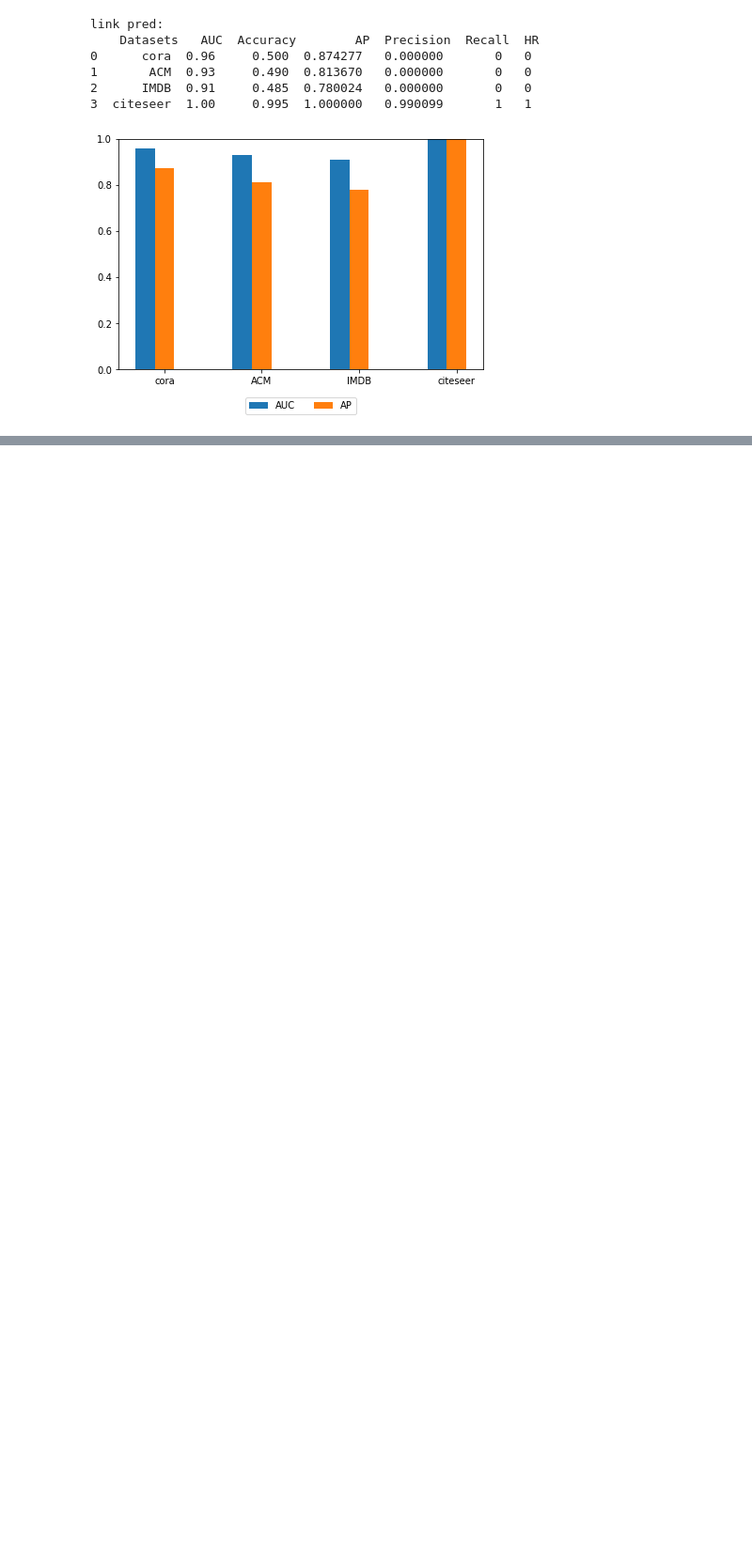
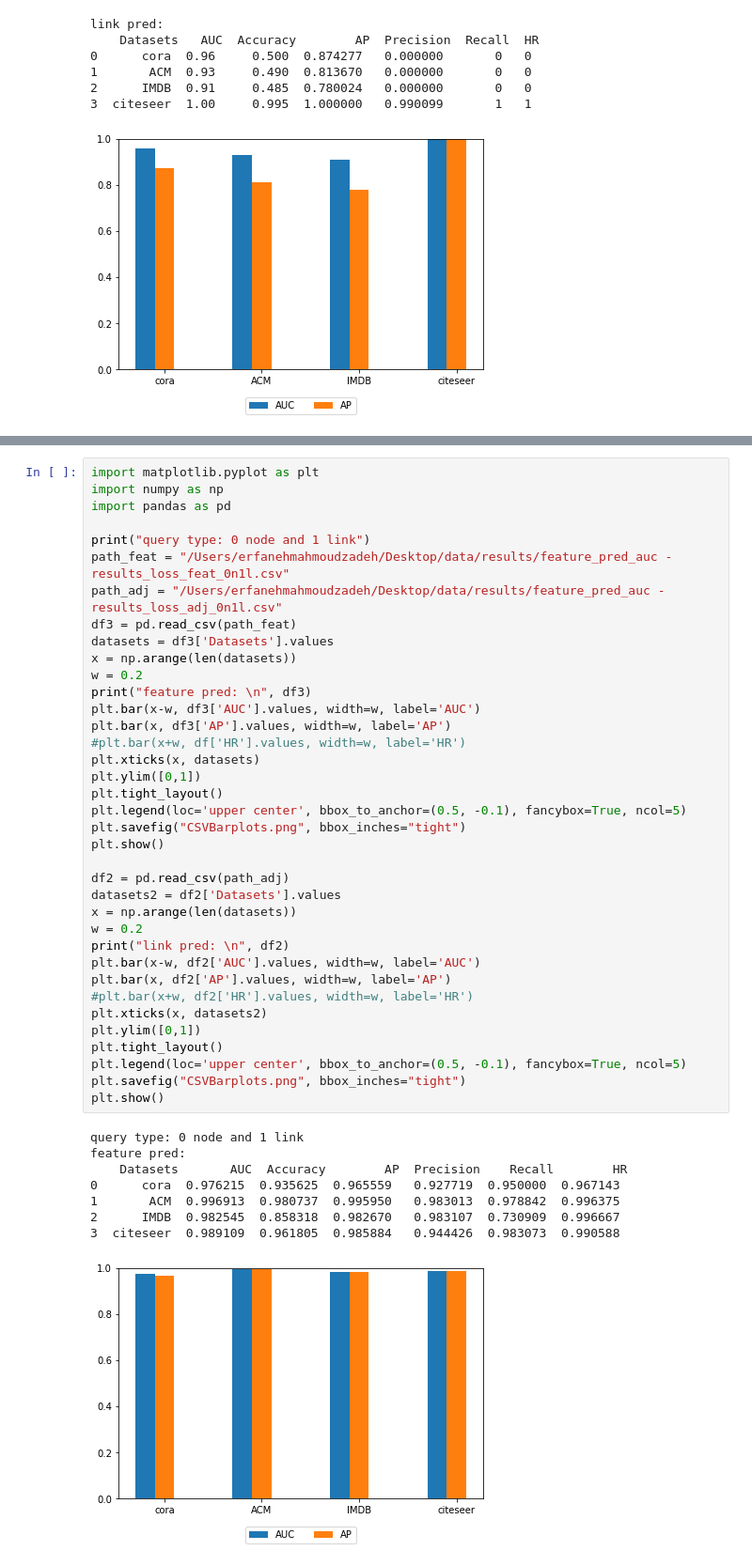
Before and after one commit to erfmah/Inductive_Learining, a Jupyter notebook: feat_pred.ipynb, the cells around one changed output, grey strips where cells are left out. Shown at 94% size. Cells and saved outputs as stored; diff of their text form; blank space fills up the shorter version.

Commit message:
for half links

```diff
--- a/feat_pred.ipynb
+++ b/feat_pred.ipynb
@@ -1216,0 +1217,46 @@ link pred:
+# %%
+import matplotlib.pyplot as plt
+import numpy as np
+import pandas as pd
+
+print("query type: 0 node and 1 link")
+path_feat = "/Users/erfanehmahmoudzadeh/Desktop/data/results/feature_pred_auc - results_loss_feat_0n1l.csv"
+path_adj = "/Users/erfanehmahmoudzadeh/Desktop/data/results/feature_pred_auc - results_loss_adj_0n1l.csv"
+df3 = pd.read_csv(path_feat)
+datasets = df3['Datasets'].values
+x = np.arange(len(datasets))
+w = 0.2
+print("feature pred: \n", df3)
+plt.bar(x-w, df3['AUC'].values, width=w, label='AUC')
+plt.bar(x, df3['AP'].values, width=w, label='AP')
+#plt.bar(x+w, df['HR'].values, width=w, label='HR')
+plt.xticks(x, datasets)
+plt.ylim([0,1])
+plt.tight_layout()
+plt.legend(loc='upper center', bbox_to_anchor=(0.5, -0.1), fancybox=True, ncol=5)
+plt.savefig("CSVBarplots.png", bbox_inches="tight")
+plt.show()
+
+df2 = pd.read_csv(path_adj)
+datasets2 = df2['Datasets'].values
+x = np.arange(len(datasets))
+w = 0.2
+print("link pred: \n", df2)
+plt.bar(x-w, df2['AUC'].values, width=w, label='AUC')
+plt.bar(x, df2['AP'].values, width=w, label='AP')
+#plt.bar(x+w, df2['HR'].values, width=w, label='HR')
+plt.xticks(x, datasets2)
+plt.ylim([0,1])
+plt.tight_layout()
+plt.legend(loc='upper center', bbox_to_anchor=(0.5, -0.1), fancybox=True, ncol=5)
+plt.savefig("CSVBarplots.png", bbox_inches="tight")
+plt.show()
+# %% [output]
+query type: 0 node and 1 link
+feature pred:
+    Datasets       AUC  Accuracy        AP  Precision    Recall        HR
+0      cora  0.976215  0.935625  0.965559   0.927719  0.950000  0.967143
+1       ACM  0.996913  0.980737  0.995950   0.983013  0.978842  0.996375
+2      IMDB  0.982545  0.858318  0.982670   0.983107  0.730909  0.996667
+3  citeseer  0.989109  0.961805  0.985884   0.944426  0.983073  0.990588
+[figure, added]
```
Also changed, not shown: parts of 24 cells of this notebook, 17 other files.
